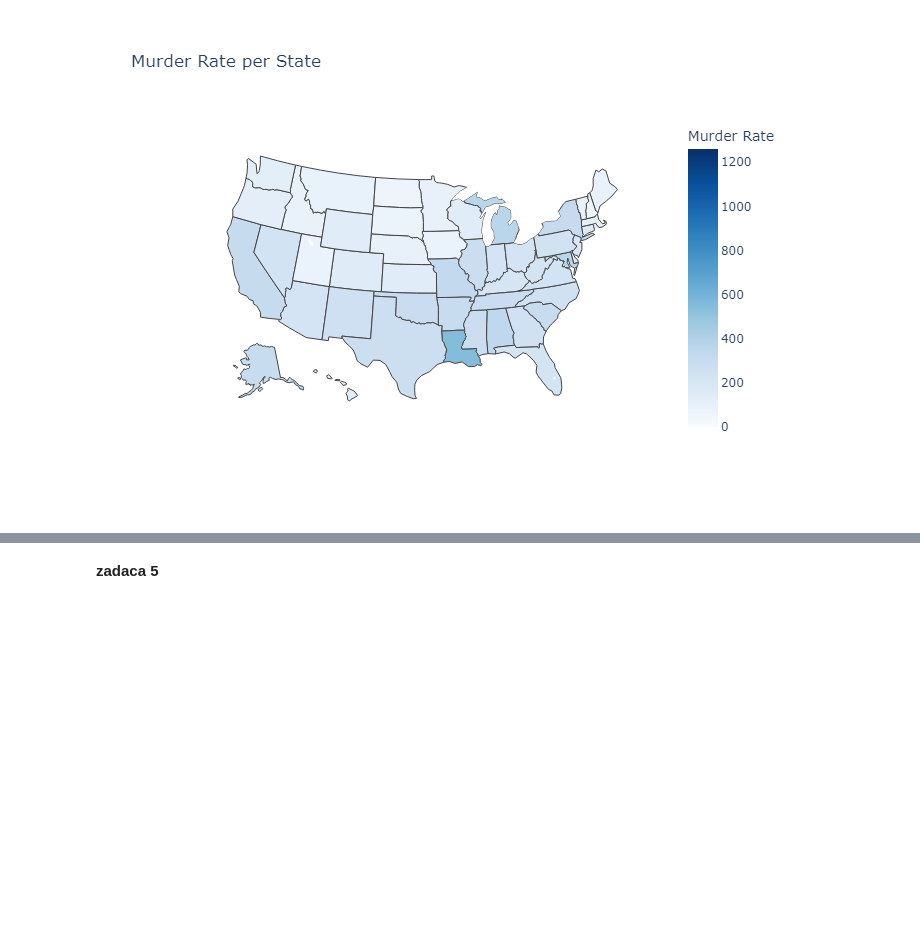
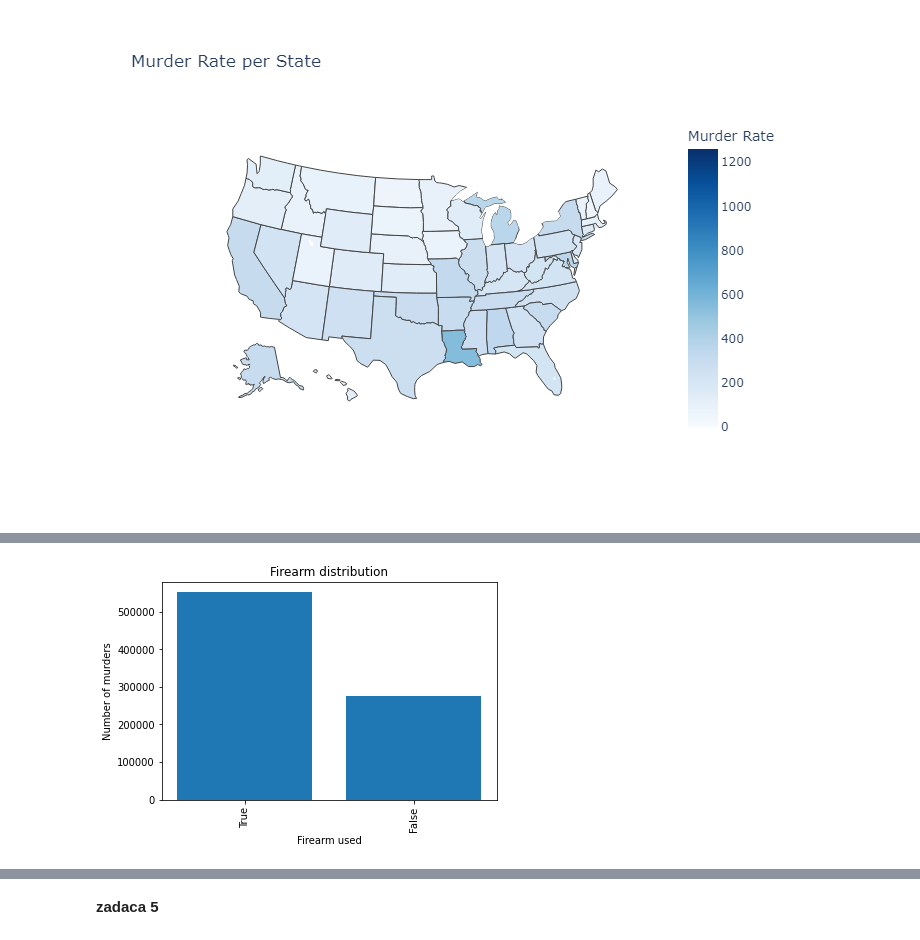
Before and after one commit to BodanT/PR23BTADBSDDDN, a Jupyter notebook: Porocilo.ipynb, the cells around one changed output, grey strips where cells are left out. Saved outputs shown, nothing was run; the diff lists cells and outputs as text; code cells hidden in the pictures; blank space fills up the shorter version.

```diff
--- a/Porocilo.ipynb
+++ b/Porocilo.ipynb
@@ -205,0 +227,13 @@ Image(filename='map_na_glava_zitel.png')
+# %%
+firearms = ['Shotgun', 'Handgun - pistol, revolver, etc', 'Rifle', 'Firearm, type not stated', 'Other gun']
+df_homicides['Firearm used'] = df_homicides['Weapon'].apply(lambda x: True if x in firearms else False)
+
+situations = df_homicides["Firearm used"].value_counts()
+plt.bar(situations.index.astype(str), situations.values)
+plt.xticks(rotation=90)
+plt.xlabel("Firearm used")
+plt.ylabel("Number of murders")
+plt.title("Firearm distribution")
+plt.show()
+# %% [output]
+[figure, added]
```
Also changed, not shown: parts of 8 cells of this notebook.
